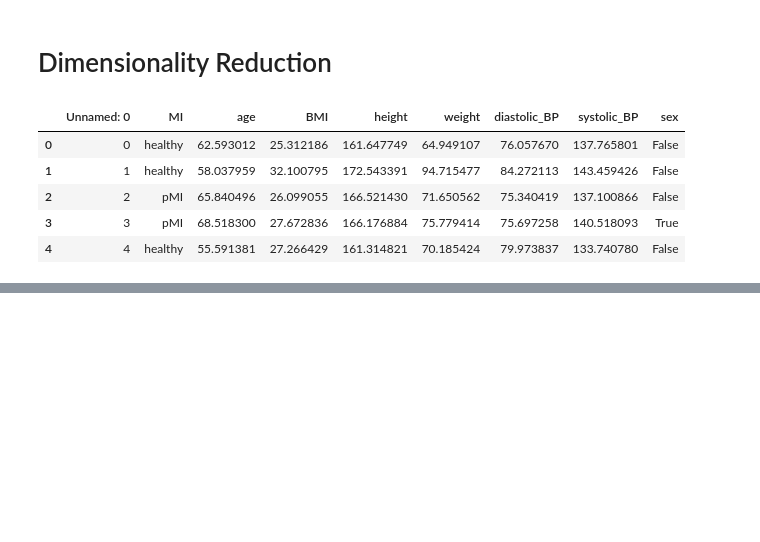
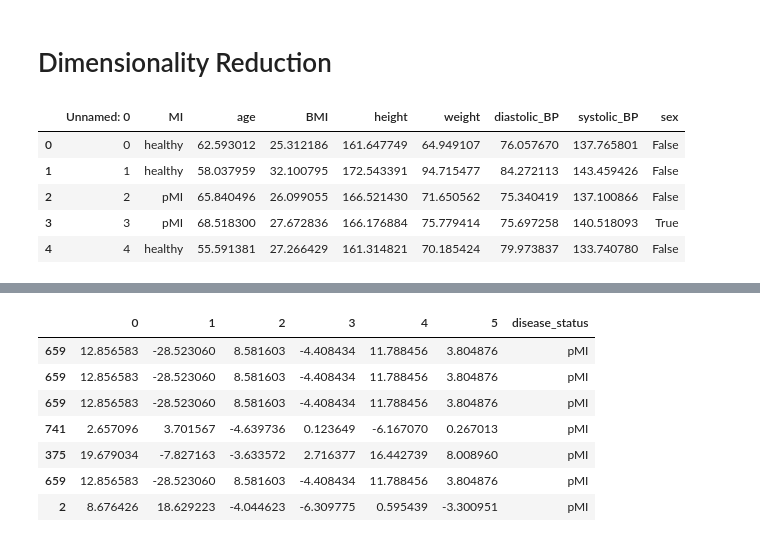
Before and after one commit to emilynurden/myocardial-infarction-predictions, a Jupyter notebook: notebooks:/Dim_reduction.ipynb, the cells around one changed output, grey strips where cells are left out. Saved outputs shown, nothing was run; the diff lists cells and outputs as text; code cells hidden in the pictures; blank space fills up the shorter version.

```diff
--- a/notebooks:/Dim_reduction.ipynb
+++ b/notebooks:/Dim_reduction.ipynb
@@ -63,0 +188,11 @@ array([[-20.157444  ,  17.62280464,   8.63055611, ..., -15.38268089,
+# %%
+scores_df.drop(658).iloc[scores_df.idxmax()]
+# %% [output]
+|  | 0 | 1 | 2 | 3 | 4 | 5 | disease_status |
+| 659 | 12.856583 | -28.523060 | 8.581603 | -4.408434 | 11.788456 | 3.804876 | pMI |
+| 659 | 12.856583 | -28.523060 | 8.581603 | -4.408434 | 11.788456 | 3.804876 | pMI |
+| 659 | 12.856583 | -28.523060 | 8.581603 | -4.408434 | 11.788456 | 3.804876 | pMI |
+| 741 | 2.657096 | 3.701567 | -4.639736 | 0.123649 | -6.167070 | 0.267013 | pMI |
+| 375 | 19.679034 | -7.827163 | -3.633572 | 2.716377 | 16.442739 | 8.008960 | pMI |
+| 659 | 12.856583 | -28.523060 | 8.581603 | -4.408434 | 11.788456 | 3.804876 | pMI |
+| 2 | 8.676426 | 18.629223 | -4.044623 | -6.309775 | 0.595439 | -3.300951 | pMI |
```
Also changed, not shown: parts of 12 cells of this notebook.
